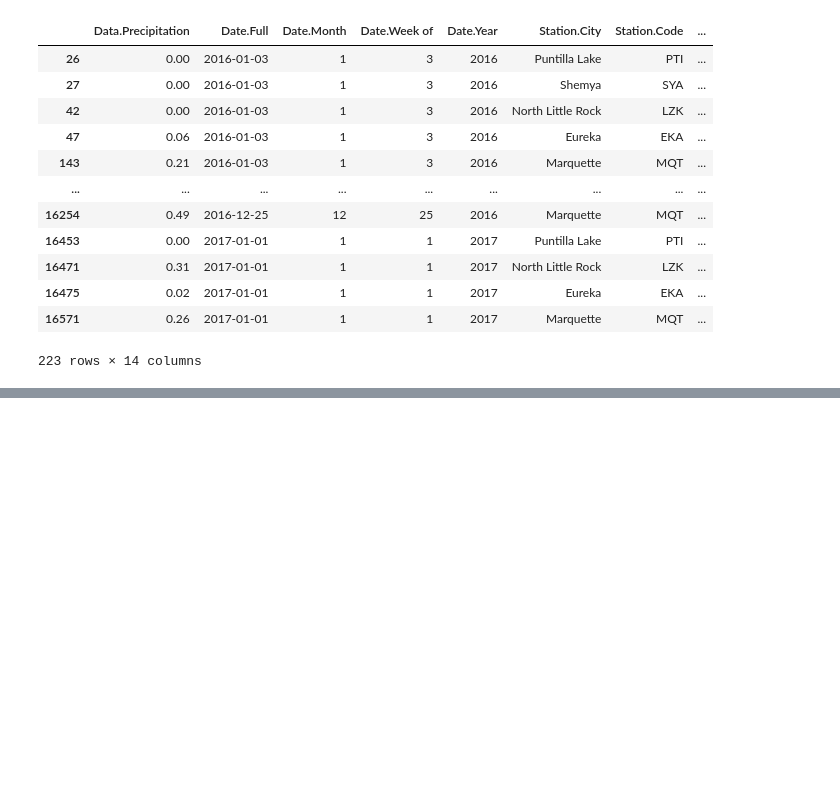
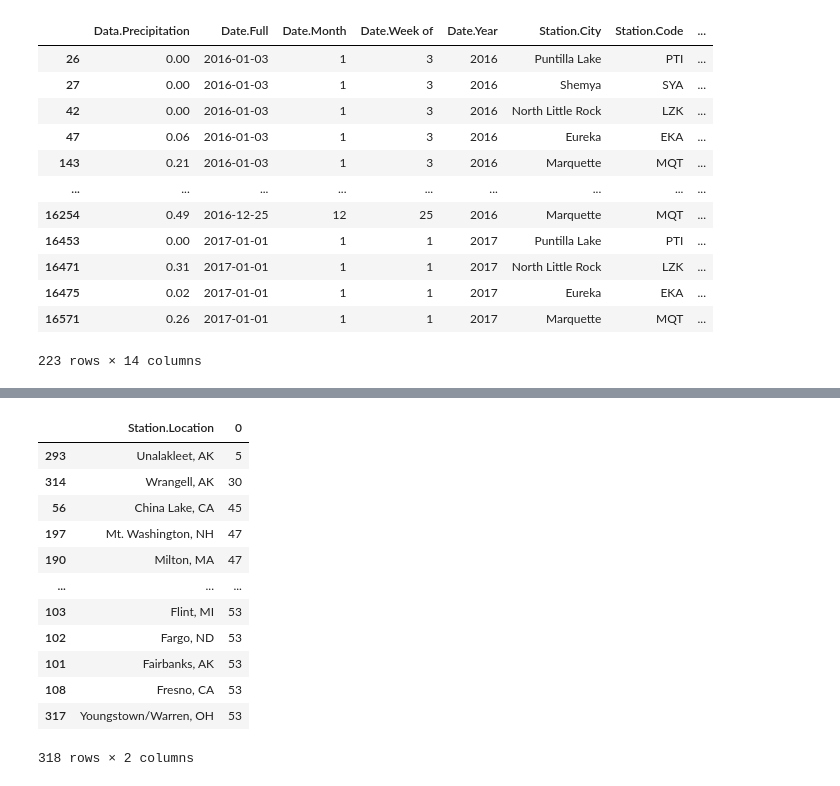
Before and after one commit to Wojtaszek1801/data_science_beggining, a Jupyter notebook: weather_DF_exercises.ipynb, the cells around one changed output, grey strips where cells are left out. Cells and saved outputs as stored; diff of their text form; code cells hidden in the pictures; blank space fills up the shorter version.

```diff
--- a/weather_DF_exercises.ipynb
+++ b/weather_DF_exercises.ipynb
@@ -325,0 +359,16 @@ weather.loc[weather['Data.Wind.Speed'] == 0]
+# %%
+weather_stations_size.sort_values(by=0)
+# %% [output]
+|  | Station.Location | 0 |
+| 293 | Unalakleet, AK | 5 |
+| 314 | Wrangell, AK | 30 |
+| 56 | China Lake, CA | 45 |
+| 197 | Mt. Washington, NH | 47 |
+| 190 | Milton, MA | 47 |
+| ... | ... | ... |
+| 103 | Flint, MI | 53 |
+| 102 | Fargo, ND | 53 |
+| 101 | Fairbanks, AK | 53 |
+| 108 | Fresno, CA | 53 |
+| 317 | Youngstown/Warren, OH | 53 |
+318 rows × 2 columns
```
Also changed, not shown: parts of 11 cells of this notebook.
